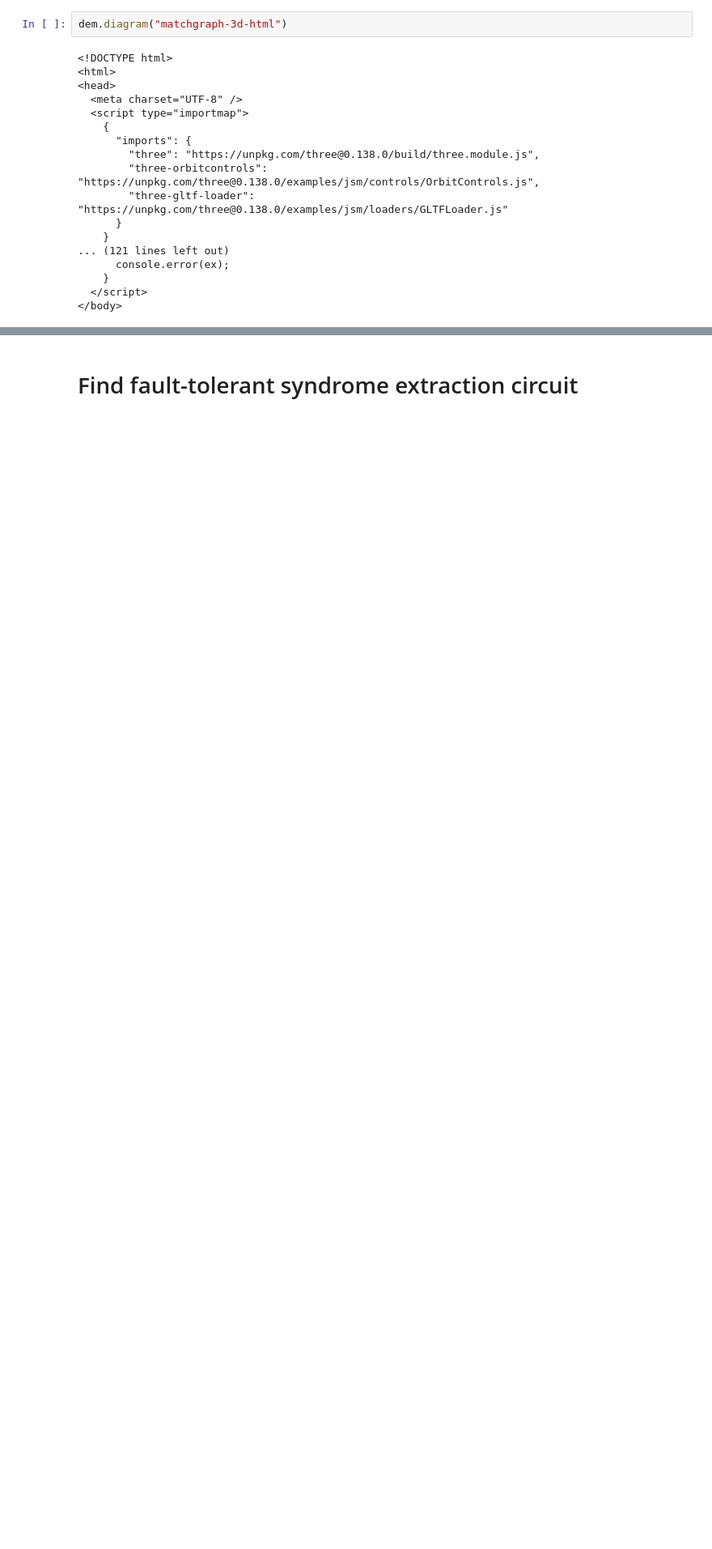
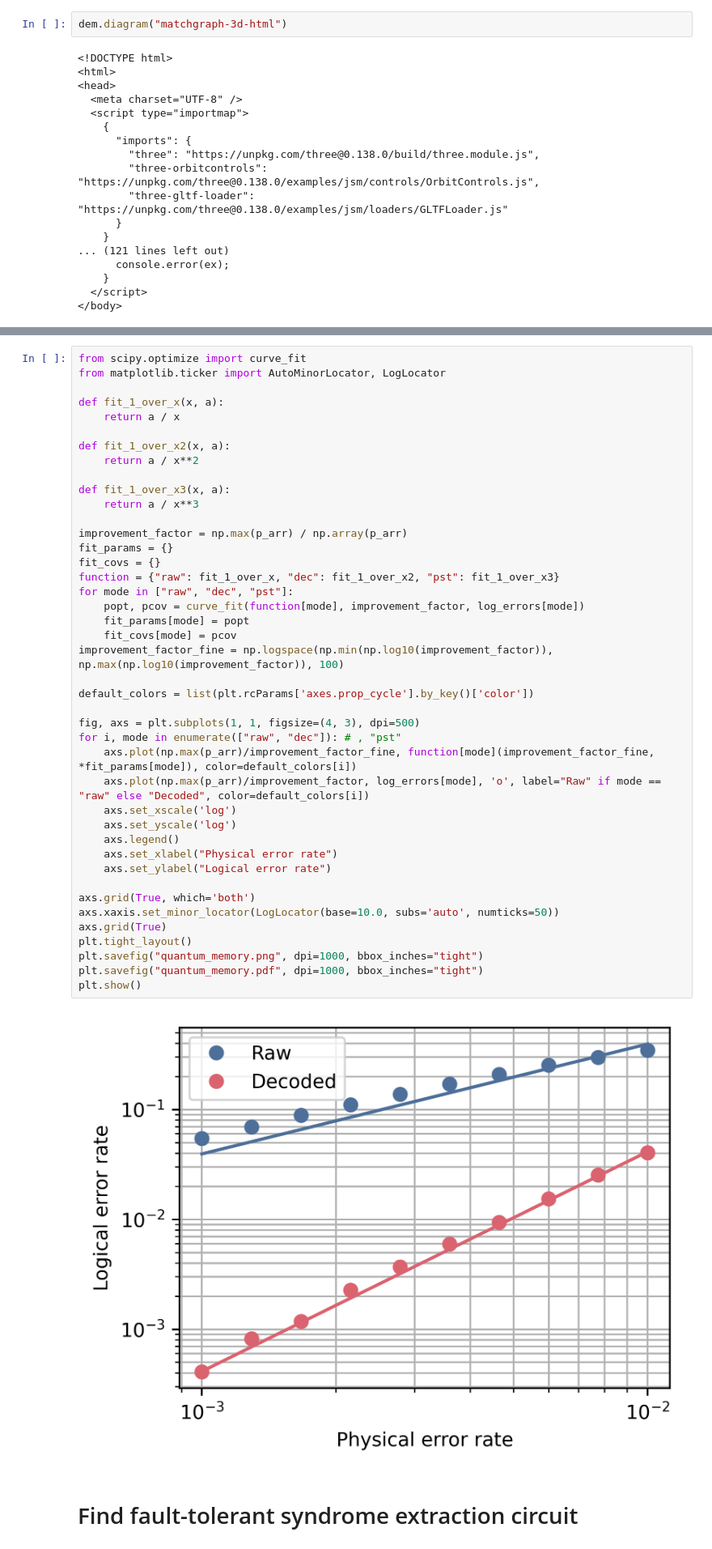
Before and after one commit to JONA-X/qeclibrary, a Jupyter notebook: notebooks/theory_22_twisted_toric.ipynb, the cells around one changed output, grey strips where cells are left out. Shown at 81% size. Drawn from its saved outputs; the diff is of its cells as text; blank space fills up the shorter version.

Commit message:
Add plotting for master's thesis

```diff
--- a/notebooks/theory_22_twisted_toric.ipynb
+++ b/notebooks/theory_22_twisted_toric.ipynb
@@ -1251,3 +1123,47 @@ plt.show()
+# %%
+from scipy.optimize import curve_fit
+from matplotlib.ticker import AutoMinorLocator, LogLocator
+
+def fit_1_over_x(x, a):
+    return a / x
+
+def fit_1_over_x2(x, a):
+    return a / x**2
+
+def fit_1_over_x3(x, a):
+    return a / x**3
+
+improvement_factor = np.max(p_arr) / np.array(p_arr)
+fit_params = {}
+fit_covs = {}
+function = {"raw": fit_1_over_x, "dec": fit_1_over_x2, "pst": fit_1_over_x3}
+for mode in ["raw", "dec", "pst"]:
+    popt, pcov = curve_fit(function[mode], improvement_factor, log_errors[mode])
+    fit_params[mode] = popt
+    fit_covs[mode] = pcov
+improvement_factor_fine = np.logspace(np.min(np.log10(improvement_factor)), np.max(np.log10(improvement_factor)), 100)
+
+default_colors = list(plt.rcParams['axes.prop_cycle'].by_key()['color'])
+
+fig, axs = plt.subplots(1, 1, figsize=(4, 3), dpi=500)
+for i, mode in enumerate(["raw", "dec"]): # , "pst"
+    axs.plot(np.max(p_arr)/improvement_factor_fine, function[mode](improvement_factor_fine, *fit_params[mode]), color=default_colors[i])
+    axs.plot(np.max(p_arr)/improvement_factor, log_errors[mode], 'o', label="Raw" if mode == "raw" else "Decoded", color=default_colors[i])
+    axs.set_xscale('log')
+    axs.set_yscale('log')
+    axs.legend()
+    axs.set_xlabel("Physical error rate")
+    axs.set_ylabel("Logical error rate")
+
+axs.grid(True, which='both')
+axs.xaxis.set_minor_locator(LogLocator(base=10.0, subs='auto', numticks=50))
+axs.grid(True)
+plt.tight_layout()
+plt.savefig("quantum_memory.png", dpi=1000, bbox_inches="tight")
+plt.savefig("quantum_memory.pdf", dpi=1000, bbox_inches="tight")
+plt.show()
+# %% [output]
+[figure, added]
 # %% [markdown]
 # Find fault-tolerant syndrome extraction circuit
 # %%
```
Also changed, not shown: parts of 31 cells of this notebook, 7 other files.
